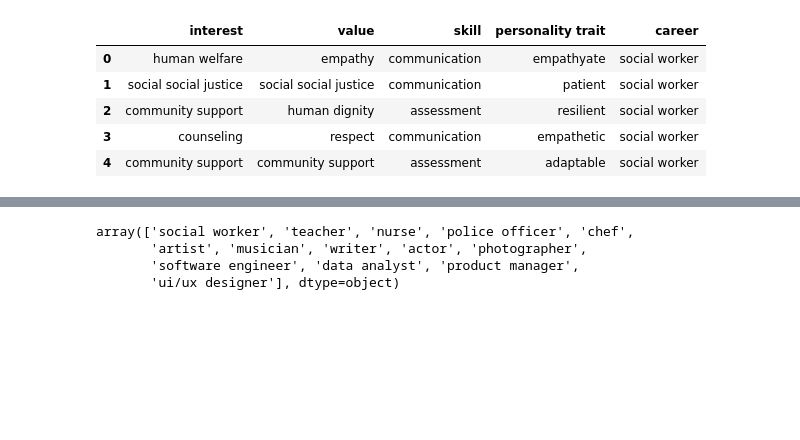
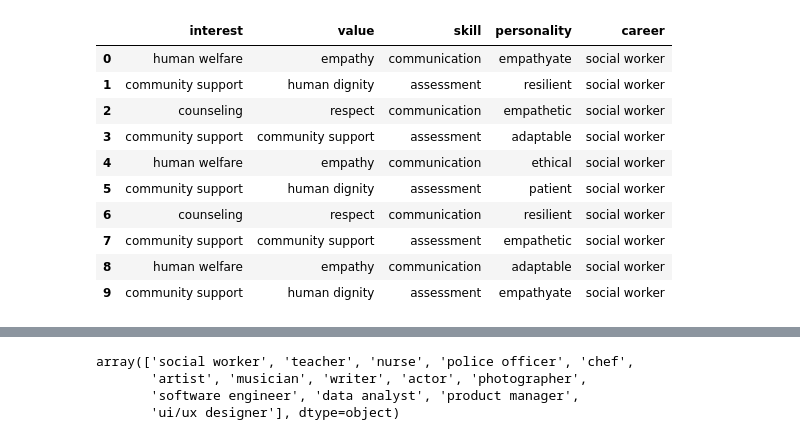
Before and after one commit to GourangPatidar/SIH-Career-Predictive-Model, a Jupyter notebook: notebooks/EDA.ipynb, the cells around one changed output, grey strips where cells are left out. Drawn from its saved outputs; the diff is of its cells as text; code cells hidden in the pictures; blank space fills up the shorter version.

```diff
--- a/notebooks/EDA.ipynb
+++ b/notebooks/EDA.ipynb
@@ -1,13 +1,18 @@
 # %%
 import pandas as pd
 # %%
-df=pd.read_excel('../notebooks/data/data.xlsx')
+df=pd.read_excel('../notebooks/data/data - Copy.xlsx')
 # %%
-df.head()
+df.head(10)
 # %% [output]
-|  | interest | value | skill | personality trait | career |
+|  | interest | value | skill | personality | career |
 | 0 | human welfare | empathy | communication | empathyate | social worker |
-| 1 | social social justice | social social justice | communication | patient | social worker |
-| 2 | community support | human dignity | assessment | resilient | social worker |
-| 3 | counseling | respect | communication | empathetic | social worker |
-| 4 | community support | community support | assessment | adaptable | social worker |
+| 1 | community support | human dignity | assessment | resilient | social worker |
+| 2 | counseling | respect | communication | empathetic | social worker |
+| 3 | community support | community support | assessment | adaptable | social worker |
+| 4 | human welfare | empathy | communication | ethical | social worker |
+| 5 | community support | human dignity | assessment | patient | social worker |
+| 6 | counseling | respect | communication | resilient | social worker |
+| 7 | community support | community support | assessment | empathetic | social worker |
+| 8 | human welfare | empathy | communication | adaptable | social worker |
+| 9 | community support | human dignity | assessment | empathyate | social worker |
```
Also changed, not shown: parts of 53 cells of this notebook, 57 other files.
